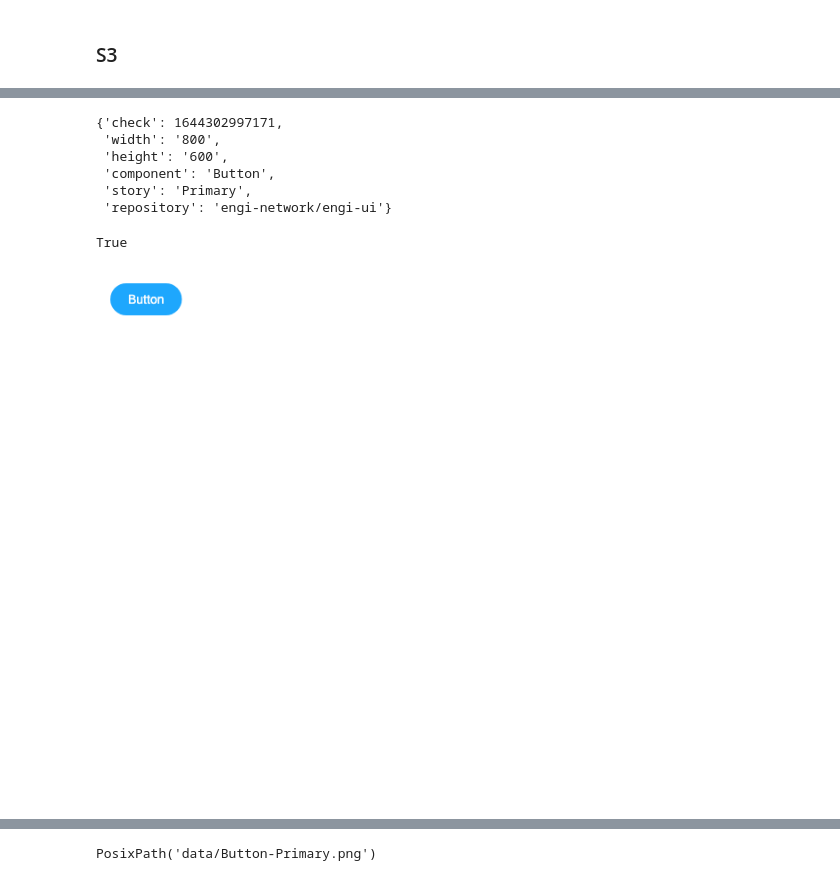
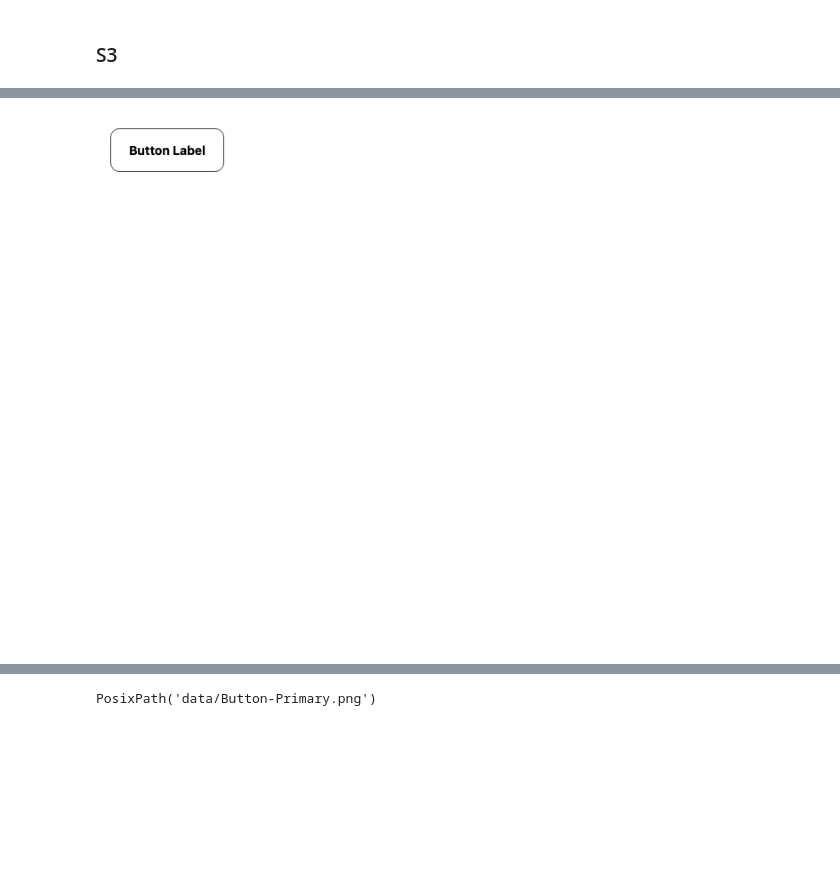
Before and after one commit to engi-network/same-story-api, a Jupyter notebook: nbs/SNS-SQS.ipynb, the cells around one changed output, grey strips where cells are left out. Cells and saved outputs as stored; diff of their text form; code cells hidden in the pictures; blank space fills up the shorter version.

```diff
--- a/nbs/SNS-SQS.ipynb
+++ b/nbs/SNS-SQS.ipynb
@@ -557,9 +492,0 @@ results_d = json.loads(download(bucket_name, results)); results_d
-# %%
-spec_d = json.loads(download(bucket_name, spec)); spec_d
-# %% [output]
-{'check': 1644302997171,
- 'width': '800',
- 'height': '600',
- 'component': 'Button',
- 'story': 'Primary',
- 'repository': 'engi-network/engi-ui'}
@@ -570,8 +493,4 @@ upload(bucket_name, spec)
-# %%
-results_d["completed_at"] > results_d["created_at"]
-# %% [output]
-True
 # %%
-Image(data=download(bucket_name, f"checks/{check_id}/report/__screenshots__/Example/Button/Primary.png"))
+Image(data=download(bucket_name, f"checks/{check_id}/frames/Button With Knobs.png"))
 # %% [output]
-[figure, old version]
+[figure, new version]
```
Also changed, not shown: parts of 34 cells of this notebook, 3 other files.
